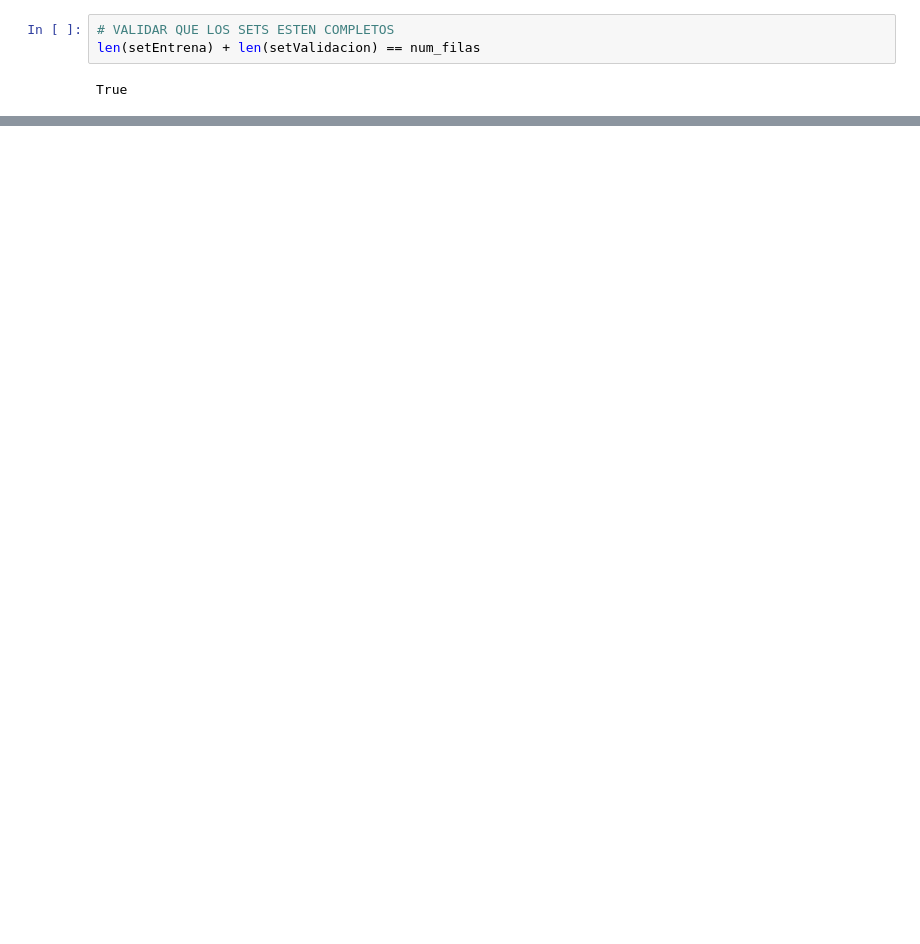
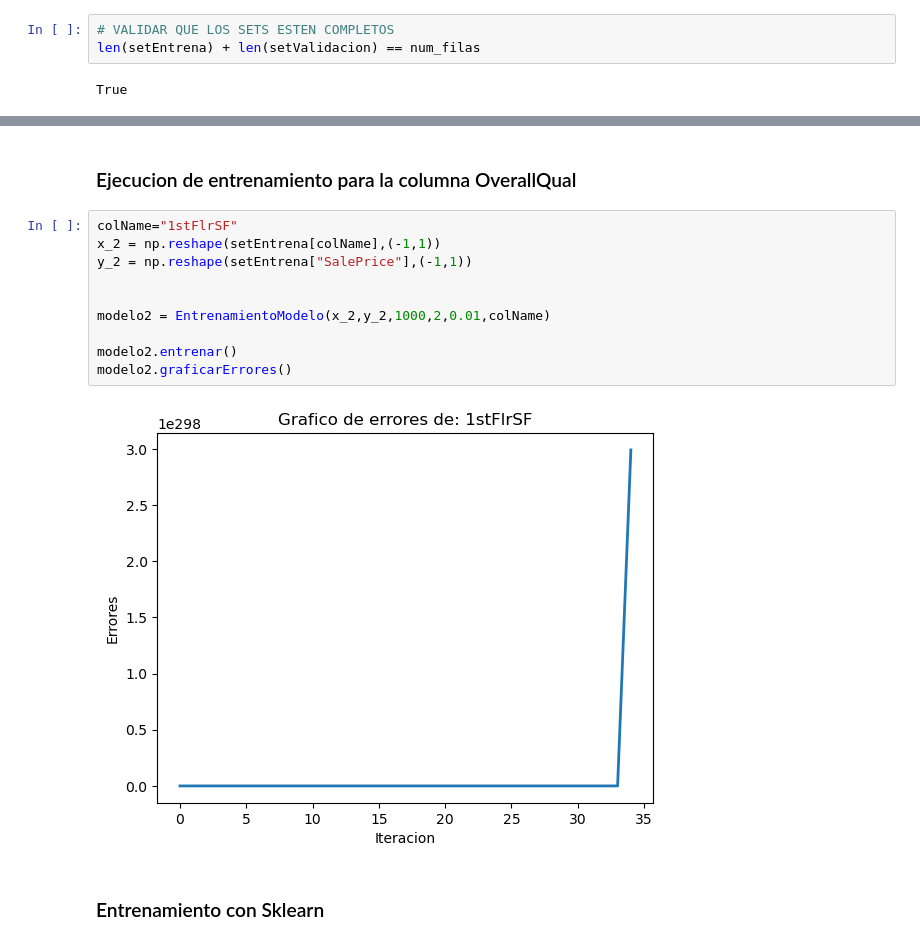
Before and after one commit to nafuent/Tareas_python, a Jupyter notebook: proyecto_cienciaDatos15004337.ipynb, the cells around one changed output, grey strips where cells are left out. Drawn from its saved outputs; the diff is of its cells as text; blank space fills up the shorter version.

```diff
--- a/proyecto_cienciaDatos15004337.ipynb
+++ b/proyecto_cienciaDatos15004337.ipynb
@@ -238,0 +347,16 @@ dataSet.head()
+# %% [markdown]
+### Ejecucion de entrenamiento para la columna OverallQual
+# %%
+colName="1stFlrSF"
+x_2 = np.reshape(setEntrena[colName],(-1,1))
+y_2 = np.reshape(setEntrena["SalePrice"],(-1,1))
+
+
+modelo2 = EntrenamientoModelo(x_2,y_2,1000,2,0.01,colName)
+
+modelo2.entrenar()
+modelo2.graficarErrores()
+# %% [output]
+[figure, added]
+# %% [markdown]
+### Entrenamiento con Sklearn
```
Also changed, not shown: parts of 22 cells of this notebook.
